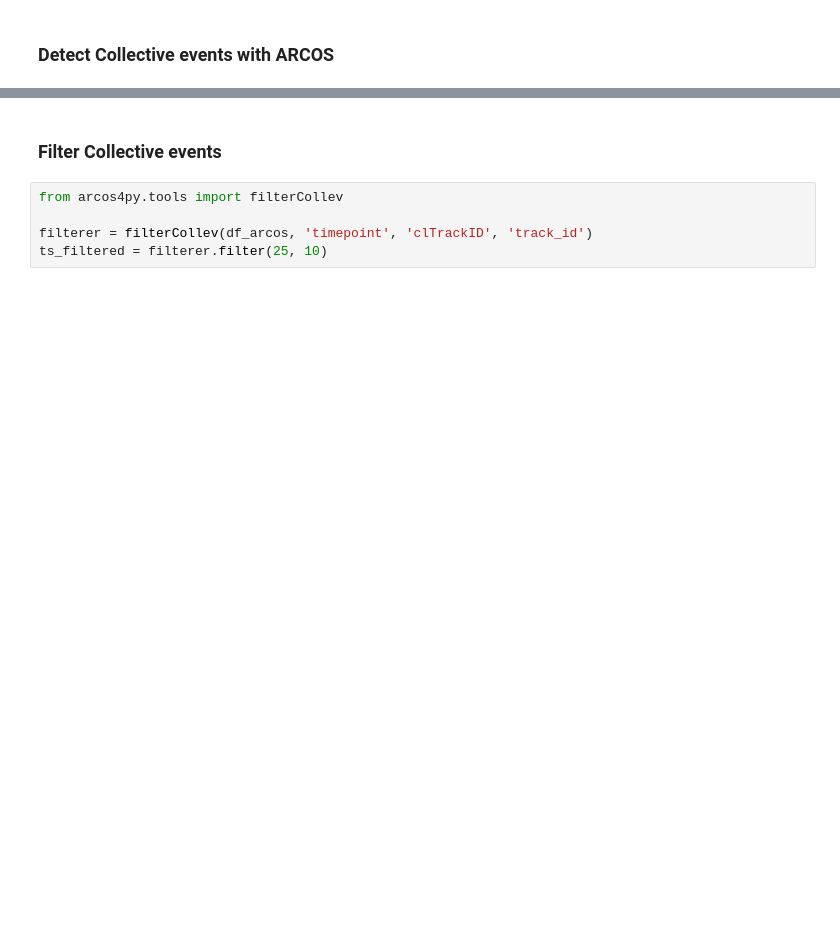
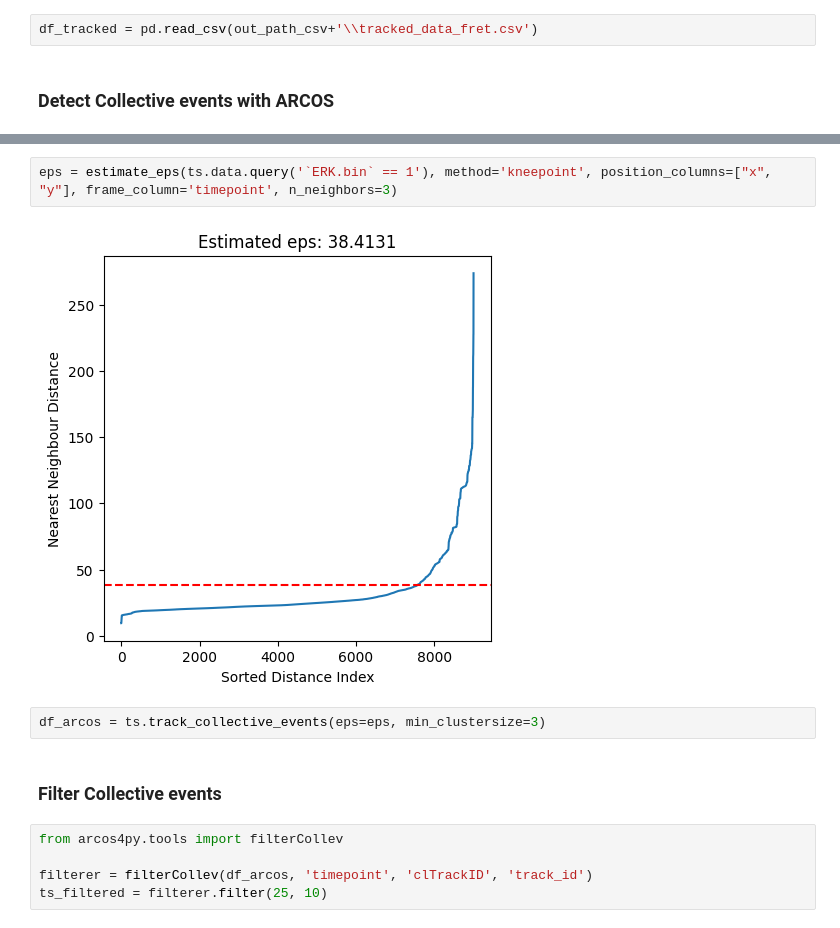
Before and after one commit to bgraedel/arcos4py, a Jupyter notebook: notebooks/arcos_example_with_segmentation.ipynb, the cells around one changed output, grey strips where cells are left out. Cells and saved outputs as stored; diff of their text form; blank space fills up the shorter version.

```diff
--- a/notebooks/arcos_example_with_segmentation.ipynb
+++ b/notebooks/arcos_example_with_segmentation.ipynb
@@ -114,3 +120,5 @@ df_tracked.to_csv(out_path_csv+'\\tracked_data_fret.csv')
+# %%
+df_tracked = pd.read_csv(out_path_csv+'\\tracked_data_fret.csv')
 # %% [markdown]
 ### Detect Collective events with ARCOS
 # %%
@@ -121,3 +142,9 @@ df_arcos = ts.trackCollev(eps=40, minClsz=5)
+# %%
+eps = estimate_eps(ts.data.query('`ERK.bin` == 1'), method='kneepoint', position_columns=["x", "y"], frame_column='timepoint', n_neighbors=3)
+# %% [output]
+[figure, added]
+# %%
+df_arcos = ts.track_collective_events(eps=eps, min_clustersize=3)
 # %% [markdown]
 ### Filter Collective events
 # %%
```
Also changed, not shown: parts of 10 cells of this notebook, 19 other files.
